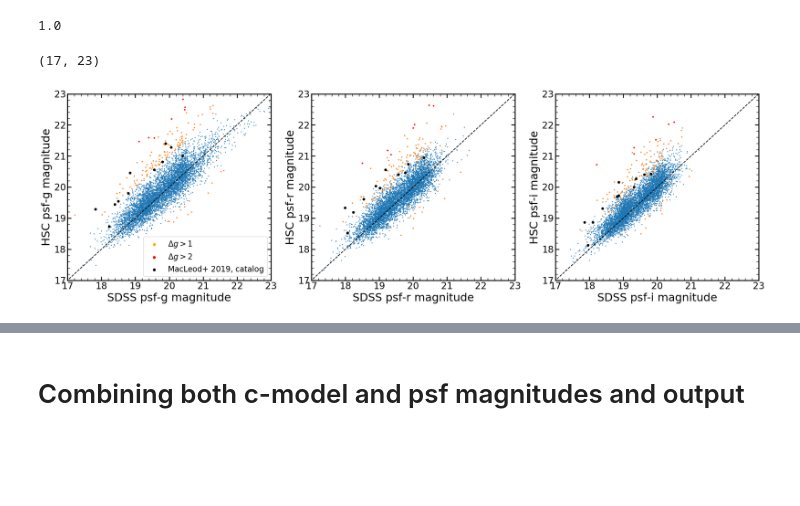
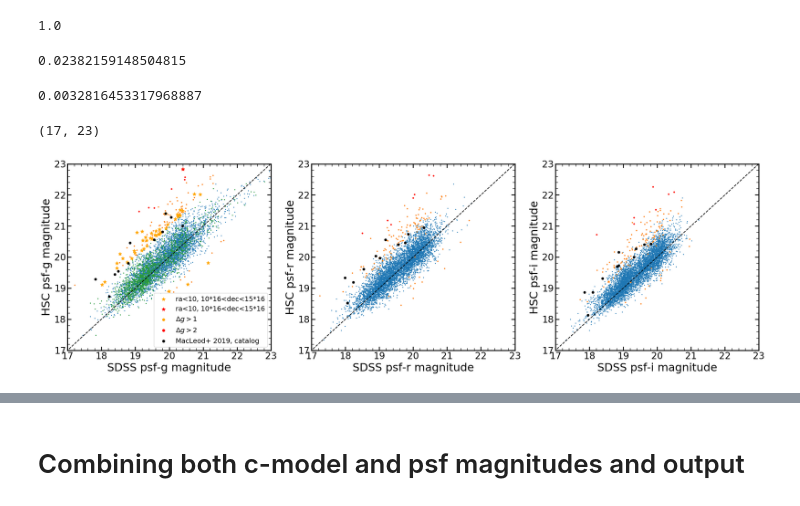
Before and after one commit to nevencaplar/Variability, a Jupyter notebook: HSC/HSC_Changed_QSO.ipynb, the cells around one changed output, grey strips where cells are left out. Saved outputs shown, nothing was run; the diff lists cells and outputs as text; code cells hidden in the pictures; blank space fills up the shorter version.

```diff
--- a/HSC/HSC_Changed_QSO.ipynb
+++ b/HSC/HSC_Changed_QSO.ipynb
@@ -483,3 +485,13 @@ print(np.mean(is_correctly_matched))
+# %%
+mag_selection=(matched_array_filtered[:,2]<10)&(matched_array_filtered[:,1]<16*15)&(matched_array_filtered[:,1]>10*15)
+# %%
+np.sum(selection_of_objects_1_mag_dimmer)/len(selection_of_objects_1_mag_dimmer)
+# %% [output]
+0.02382159148504815
+# %%
+262/79838
+# %% [output]
+0.0032816453317968887
 # %%
 matplotlib.rcParams.update({'font.size': 16})
 
@@ -513,44 +525,50 @@ plt.scatter(matched_array_filtered_and_more_than_1_mag_dimmer_and_faint_now[:,4]
 plt.scatter(matched_array_filtered_and_more_than_2_mag_dimmer_and_faint_now[:,4],
             np.full(len(matched_array_filtered_and_more_than_2_mag_dimmer_and_faint_now),22.8),s=30,color='red',marker=arrowup)
 
+plt.scatter(matched_array_filtered[mag_selection][:,4],matched_array_filtered[mag_selection][:,14+4],s=1,marker='*')
+plt.scatter(matched_array_filtered[np.all((selection_of_objects_1_mag_dimmer,mag_selection),axis=0)][:,4],
+            matched_array_filtered[np.all((selection_of_objects_1_mag_dimmer,mag_selection),axis=0)][:,14+4],s=50,marker='*',color='orange',label='ra<10, 10*16<dec<15*16')
+plt.scatter(matched_array_filtered[np.all((selection_of_objects_2_mag_dimmer,mag_selection),axis=0)][:,4],
+            matched_array_filtered[np.all((selection_of_objects_2_mag_dimmer,mag_selection),axis=0)][:,14+4],s=50,marker='*',color='red',label='ra<10, 10*16<dec<15*16')
+
 plt.scatter(matched_array_MacLeod_SDSS[:,4],matched_array_MacLeod_SDSS[:,18],s=20,color='black')
 
 plt.scatter([], [], c='orange', s=25,label='$\Delta g>1$')
 plt.scatter([], [], c='red',  s=25,label='$\Delta g>2$')
 plt.scatter([], [], c='black', s=25,label='MacLeod+ 2019, catalog')
-plt.legend(loc=4)
+plt.legend(loc=4, fontsize=14)
 
 plt.xlabel('SDSS psf-g magnitude')
 plt.ylabel('HSC psf-g magnitude')
 plt.plot(range(0,100),range(0,100),color='black',ls='--')
 plt.xlim(17,23)
 plt.ylim(17,23)
 
 plt.subplot(132)
 
 plt.scatter(matched_array_filtered[:,6],matched_array_filtered[:,14+6],s=1)
-plt.scatter(matched_array_filtered[:,6][selection_of_objects_1_mag_dimmer],matched_array_filtered[:,14+6][selection_of_objects_1_mag_dimmer],s=3)
+plt.scatter(matched_array_filtered[:,6][np.all((selection_of_objects_1_mag_dimmer,mag_selection)],matched_array_filtered[:,14+6][selection_of_objects_1_mag_dimmer],s=3)
 plt.scatter(matched_array_filtered[:,6][selection_of_objects_2_mag_dimmer],matched_array_filtered[:,14+6][selection_of_objects_2_mag_dimmer],s=5,color='red')
 plt.scatter(matched_array_MacLeod_SDSS[:,6],matched_array_MacLeod_SDSS[:,20],s=20,color='black')
 
 plt.xlabel('SDSS psf-r magnitude')
 plt.ylabel('HSC psf-r magnitude')
 plt.plot(range(0,100),range(0,100),color='black',ls='--')
 plt.xlim(17,23)
 plt.ylim(17,23)
 
 plt.subplot(133)
 
 plt.scatter(matched_array_filtered[:,8],matched_array_filtered[:,14+8],s=1)
 plt.scatter(matched_array_filtered[:,8][selection_of_objects_1_mag_dimmer],matched_array_filtered[:,14+8][selection_of_objects_1_mag_dimmer],s=3)
 plt.scatter(matched_array_filtered[:,8][selection_of_objects_2_mag_dimmer],matched_array_filtered[:,14+8][selection_of_objects_2_mag_dimmer],s=5,color='red')
 plt.scatter(matched_array_MacLeod_SDSS[:,8],matched_array_MacLeod_SDSS[:,22],s=20,color='black')
 
 plt.xlabel('SDSS psf-i magnitude')
 plt.ylabel('HSC psf-i magnitude')
 plt.plot(range(0,100),range(0,100),color='black',ls='--')
 plt.xlim(17,23)
 plt.ylim(17,23)
 # %% [output]
 (17, 23)
-[figure, old version]
+[figure, new version]
```
Also changed, not shown: parts of 23 cells of this notebook, 1 other file.
